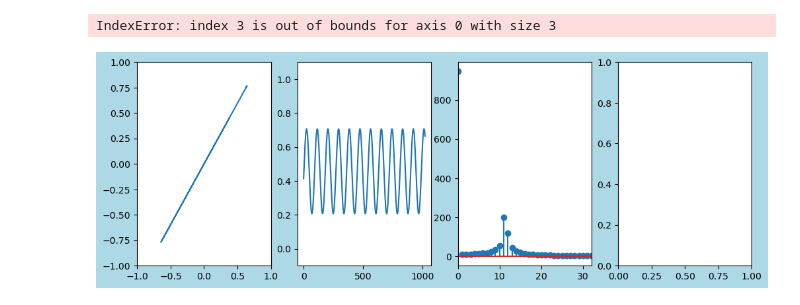
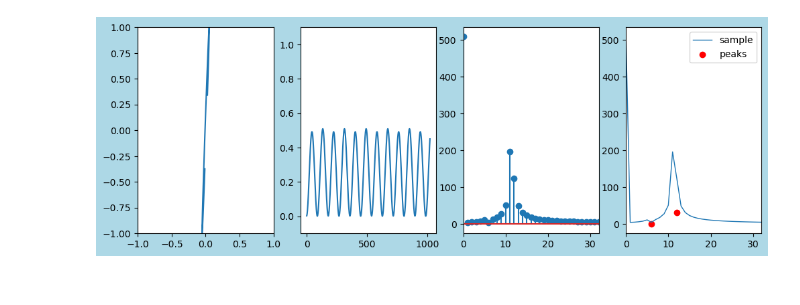
Before and after one commit to tacticstactics/Polarimeter_py, a Jupyter notebook: Polarimeter_main.ipynb, the cells around one changed output. Drawn from its saved outputs; the diff is of its cells as text; code cells hidden in the pictures.

```diff
--- a/Polarimeter_main.ipynb
+++ b/Polarimeter_main.ipynb
@@ -1,10 +1,11 @@
 # %%
+import os
 import numpy as np
 from scipy.fft import fft, fftshift
 from scipy import signal
 import matplotlib.pyplot as plt
 import Polarimeter_def
-
+import Sphere_def
 
 def findpeaks(x, y, n, w):
     index_all = list(signal.argrelmax(y, order=w))
@@ -35,17 +36,17 @@ E3 = Polarimeter_def.faradayrotaor(theta1,E2)
 
 # Waveplate
 
-theta2 = 45
-phase2 = 180 # degree. QWP, 90
+theta2 = 44
+phase2 = 179 # degree. QWP, 90
 
 E4 = Polarimeter_def.waveplate(phase2,theta2,E3)
 
-propagate2 = 180
+propagate2 = 179
 E5 = Polarimeter_def.propagate(propagate2,E4)
 
 # Faraday Rotation
-theta2 = 40
-E6 = Polarimeter_def.faradayrotaor(theta2,E5)
+theta_fr = 1
+E6 = Polarimeter_def.faradayrotaor(theta_fr,E5)
 
 
 Eout = E6
@@ -72,7 +73,7 @@ PX_qwpcol = np.zeros(n)
 
 
 # Assume QWP
-phase_qwp = 90 # degree. QWP
+phase_qwp = 89.9 # degree. QWP
 
 
 for jj in range(n):
@@ -110,32 +111,37 @@ ax3 = fig.add_subplot(1, 4, 3)
 ax4 = fig.add_subplot(1, 4, 4)
 
 ax1.plot(Eoutx_col, Eouty_col)
 ax1.set_xlim(-1,1)
 ax1.set_ylim(-1,1)
 
 ax2.plot(thetacol,PX_qwpcol, "-")
 ax2.set_ylim(-0.1,1.1)
 
 
 #ax3.stem(Shifted_f, np.abs(Shifted_X1)/N, use_line_collection=True)
 
 ax3.stem(arangen, np.abs(X1))
 
 #ax3.stem(freq, np.abs(X1), 'b', markerfmt=" ", basefmt="-b")
 ax3.set_xlim(0,32)
 
 #ax3.plot(Shifted_f, np.abs(Shifted_X1)/o)#, use_line_collection=True)
 
 # Assume this light hits rotating qwp and fixed polarizer.
 
 index, peaks = findpeaks(arangen, X1, 4, 2)
 
 ax4.plot(arangen, np.abs(X1),label='sample', lw=1)
 ax4.scatter(index, peaks, label='peaks', color='red')
 ax4.legend()
 ax4.set_xlim(0,32)
 
+dirname = "png/"
+os.makedirs(dirname, exist_ok=True)
+
+filename = dirname + f"{phase2}_{theta_fr}.png"
+plt.savefig(filename, dpi=300)
+
 plt.show()
 # %% [output]
-IndexError: index 3 is out of bounds for axis 0 with size 3
-[figure, old version]
+[figure, new version]
```
Also changed, not shown: 19 other files.
